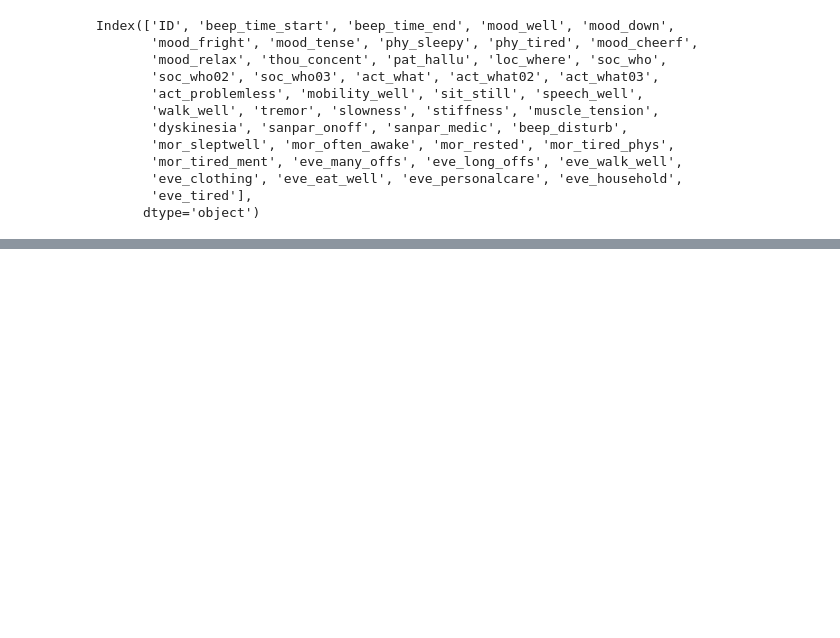
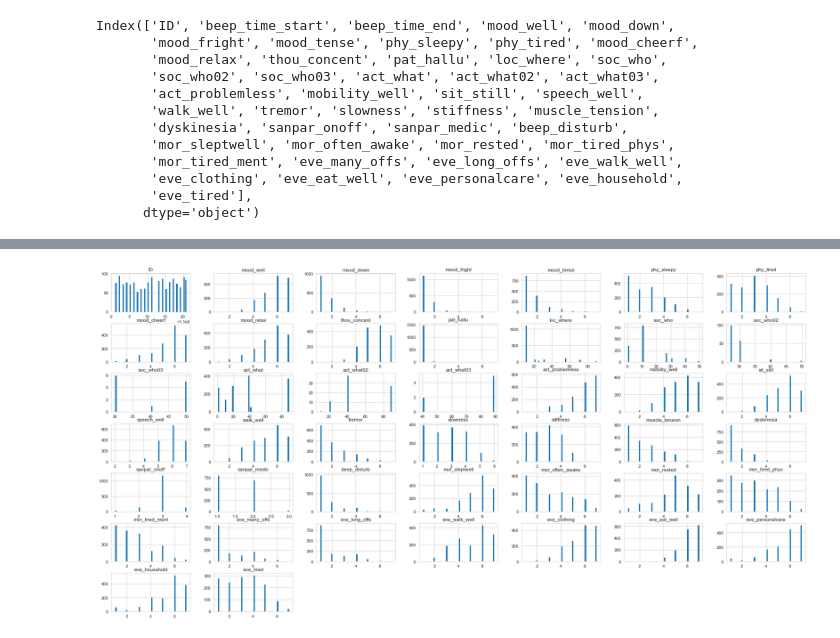
Before and after one commit to zubairfarahi/Data-Science--Machine-Learning-, a Jupyter notebook: Advanced Level/PD_Monitoring/PD_monitoring.ipynb, the cells around one changed output, grey strips where cells are left out. Drawn from its saved outputs; the diff is of its cells as text; code cells hidden in the pictures; blank space fills up the shorter version.

```diff
--- a/Advanced Level/PD_Monitoring/PD_monitoring.ipynb
+++ b/Advanced Level/PD_Monitoring/PD_monitoring.ipynb
@@ -51,0 +62,5 @@ Index(['ID', 'beep_time_start', 'beep_time_end', 'mood_well', 'mood_down',
+# %%
+dataset.hist(bins=40, figsize=(30,15))
+plt.show()
+# %% [output]
+[figure, added]
```
Also changed, not shown: parts of 20 cells of this notebook, 10 other files.
